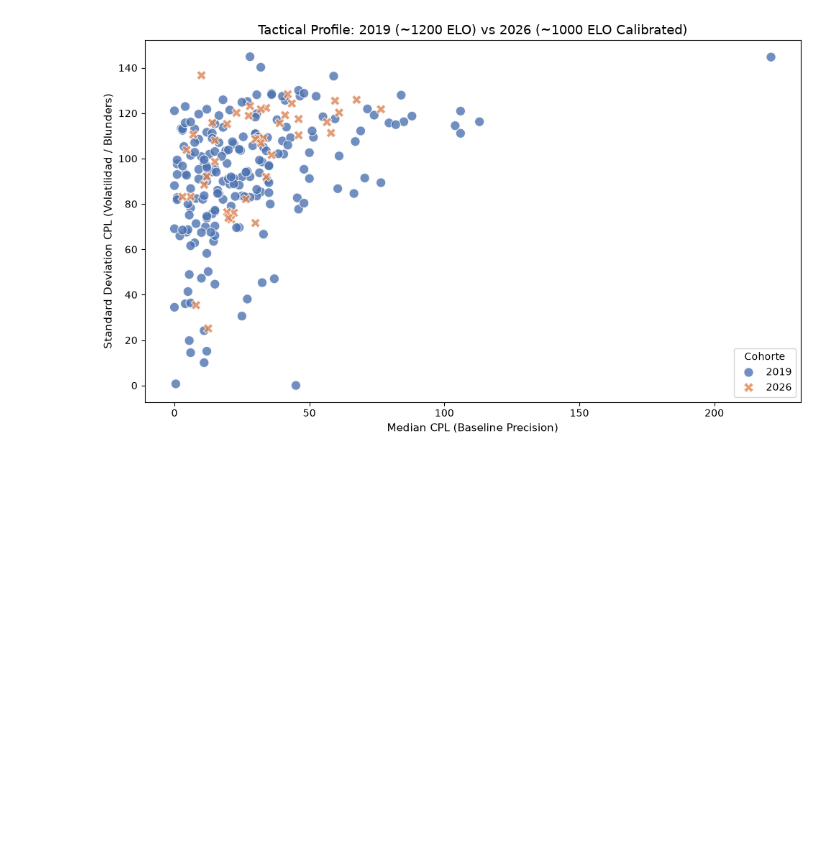
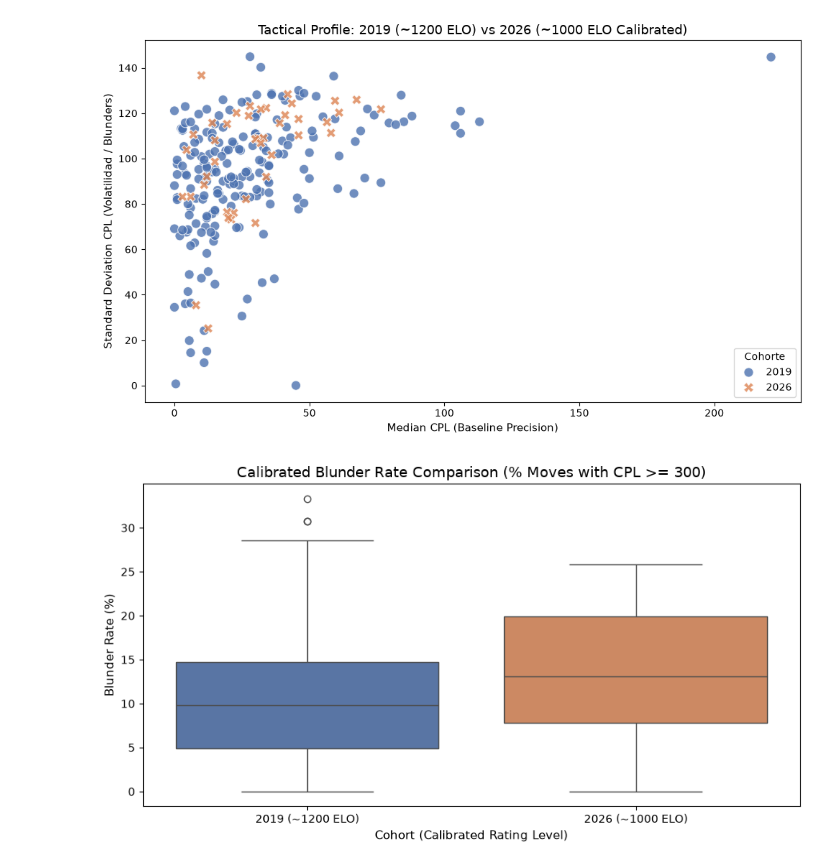
Before and after one commit to cb-rizzo/ajedrez_acpl_research, a Jupyter notebook: eda.ipynb, the cells around one changed output. Drawn from its saved outputs; the diff is of its cells as text; code cells hidden in the pictures; blank space fills up the shorter version.

```diff
--- a/eda.ipynb
+++ b/eda.ipynb
@@ -153,3 +153,43 @@ plt.tight_layout()
 plt.show()
 # %% [output]
 [figure]
+# %%
+import matplotlib.pyplot as plt
+import pandas as pd
+import seaborn as sns
+
+# 1. Load the updated dataset containing blunder_rate
+df = pd.read_csv("chess_acpl_cohorts.csv")
+
+# 2. Filter calibrated sub-samples (2019 ~1200 ELO vs 2026 ~1000 ELO)
+df_2019_1200 = df[
+    (df["cohort_year"] == 2019) & (df["player_elo"].between(1100, 1300))
+].copy()
+df_2026_1000 = df[
+    (df["cohort_year"] == 2026) & (df["player_elo"].between(950, 1050))
+].copy()
+df_calibrated = pd.concat([df_2019_1200, df_2026_1000])
+
+# 3. Plot Blunder Rate comparison (% moves with CPL >= 300)
+plt.figure(figsize=(9, 5))
+
+sns.boxplot(
+    data=df_calibrated,
+    x="cohort_year",
+    y="blunder_rate",
+    hue="cohort_year",
+    palette=["#4c72b0", "#dd8452"],
+    legend=False,
+)
+
+plt.title(
+    "Calibrated Blunder Rate Comparison (% Moves with CPL >= 300)", fontsize=13
+)
+plt.xlabel("Cohort (Calibrated Rating Level)", fontsize=11)
+plt.ylabel("Blunder Rate (%)", fontsize=11)
+plt.xticks(ticks=[0, 1], labels=["2019 (~1200 ELO)", "2026 (~1000 ELO)"])
+
+plt.tight_layout()
+plt.show()
+# %% [output]
+[figure, added]
```
Also changed, not shown: 2 other files.
